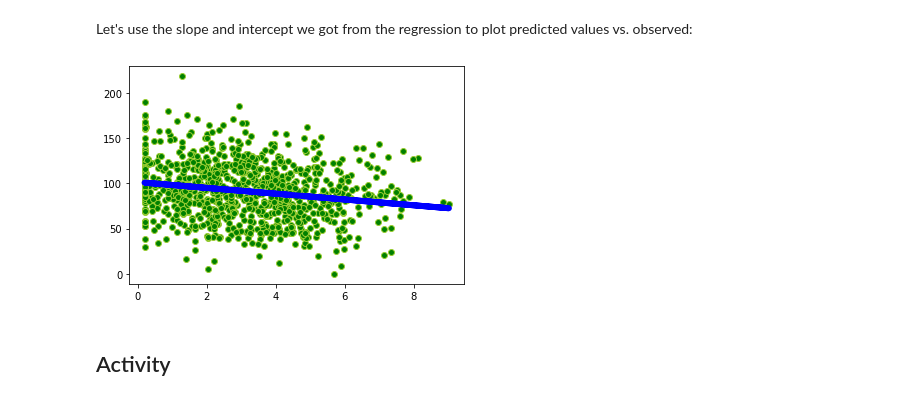
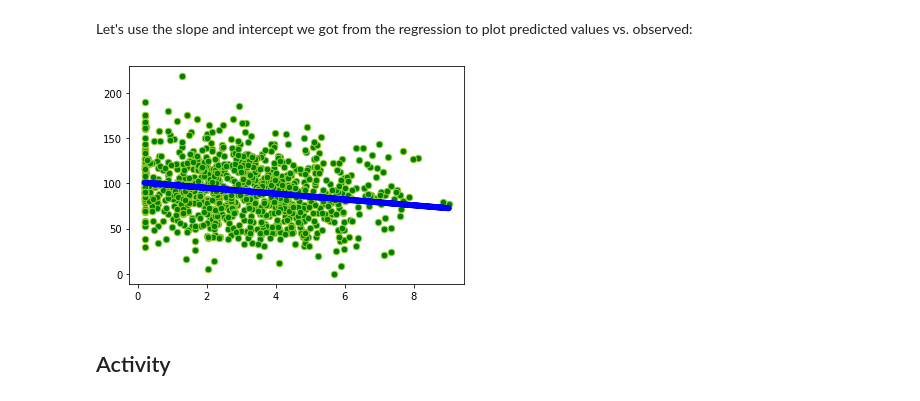
Before and after one commit to EW-10/Frank-Cane-MLCourse, a Jupyter notebook: LinearRegression.ipynb, the cells around one changed output. Saved outputs shown, nothing was run; the diff lists cells and outputs as text; code cells hidden in the pictures.

```diff
--- a/LinearRegression.ipynb
+++ b/LinearRegression.ipynb
@@ -49,16 +49,16 @@ Let's use the slope and intercept we got from the regression to plot predicted v
 # %%
 import matplotlib.pyplot as plt
 
 def predict(x):
     return slope * x + intercept
 
 fitLine = predict(pageSpeeds)
 
-plt.scatter(pageSpeeds, purchaseAmount, c = 'g', edgecolor = "yellowgreen")
+plt.scatter(pageSpeeds, purchaseAmount, c = 'g', s = 43, edgecolor = "yellowgreen")
 plt.plot(pageSpeeds, fitLine, c='b', lw = 6)
 plt.show()
 # %% [output]
-[figure, old version]
+[figure, new version]
 # %% [markdown]
 ## Activity
 # %% [markdown]
```
